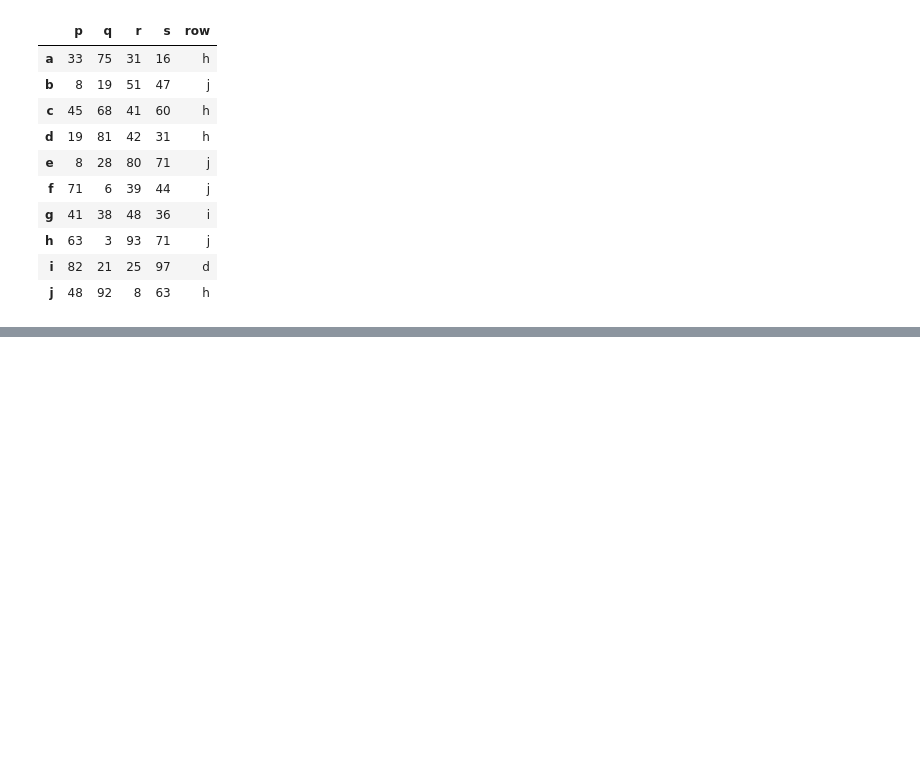
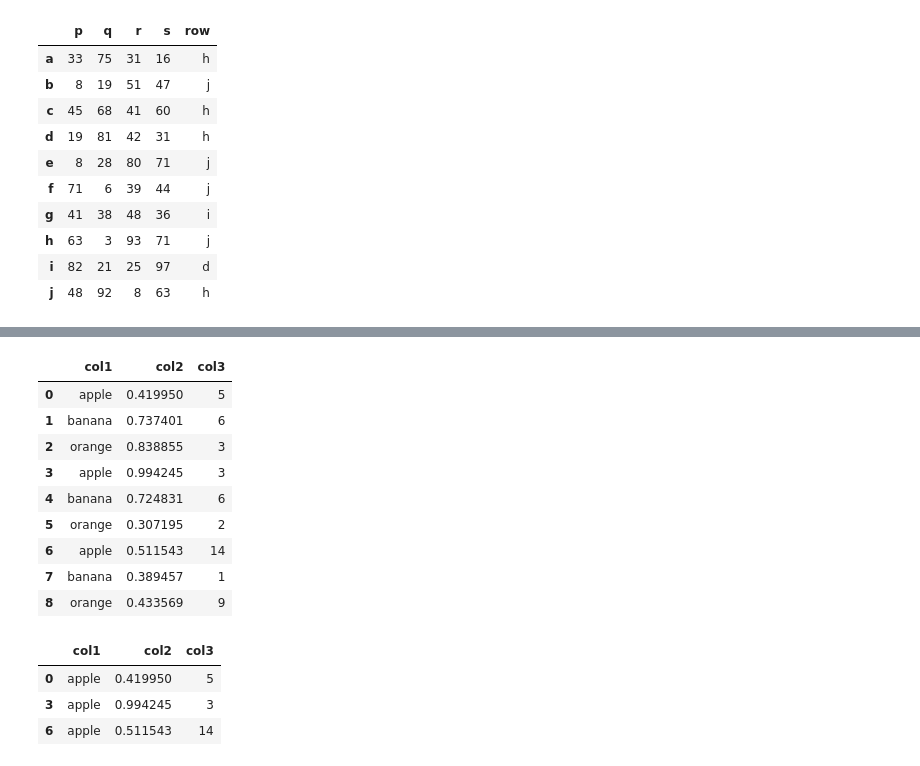
Before and after one commit to kishan-chakraborty/Tutorials, a Jupyter notebook: Pandas/tut1.ipynb, the cells around one changed output, grey strips where cells are left out. Cells and saved outputs as stored; diff of their text form; code cells hidden in the pictures; blank space fills up the shorter version.

```diff
--- a/Pandas/tut1.ipynb
+++ b/Pandas/tut1.ipynb
@@ -683,0 +747,26 @@ df
+# %%
+# This is a question related to understanding of grouped dataframe. From df_grouped, get the group belonging to 'apple' as a dataframe.
+df = pd.DataFrame({'col1': ['apple', 'banana', 'orange'] * 3,
+                   'col2': np.random.rand(9),
+                   'col3': np.random.randint(0, 15, 9)})
+
+df_grouped = df.groupby(['col1'])
+df
+# %% [output]
+|  | col1 | col2 | col3 |
+| 0 | apple | 0.419950 | 5 |
+| 1 | banana | 0.737401 | 6 |
+| 2 | orange | 0.838855 | 3 |
+| 3 | apple | 0.994245 | 3 |
+| 4 | banana | 0.724831 | 6 |
+| 5 | orange | 0.307195 | 2 |
+| 6 | apple | 0.511543 | 14 |
+| 7 | banana | 0.389457 | 1 |
+| 8 | orange | 0.433569 | 9 |
+# %%
+df.groupby(['col1']).get_group('apple')
+# %% [output]
+|  | col1 | col2 | col3 |
+| 0 | apple | 0.419950 | 5 |
+| 3 | apple | 0.994245 | 3 |
+| 6 | apple | 0.511543 | 14 |
```
Also changed, not shown: parts of 7 cells of this notebook, 1 other file.
